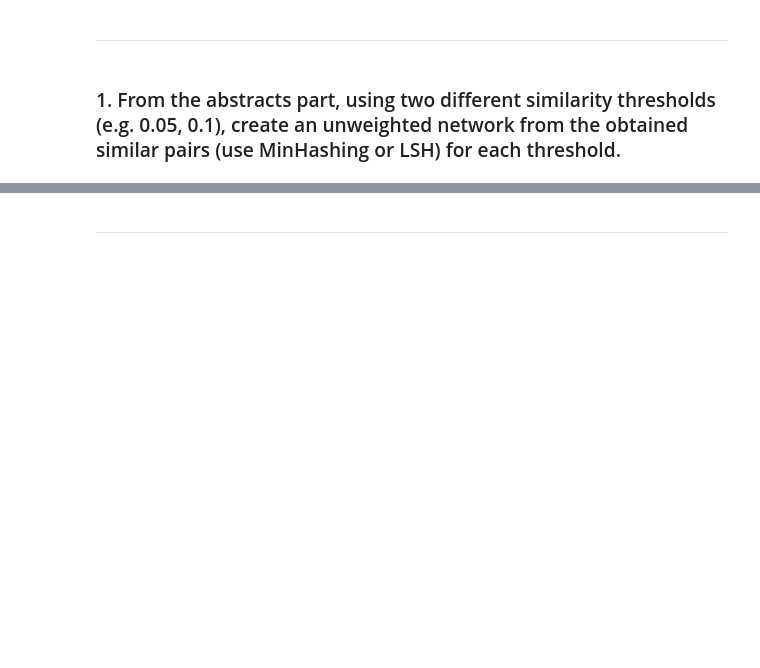
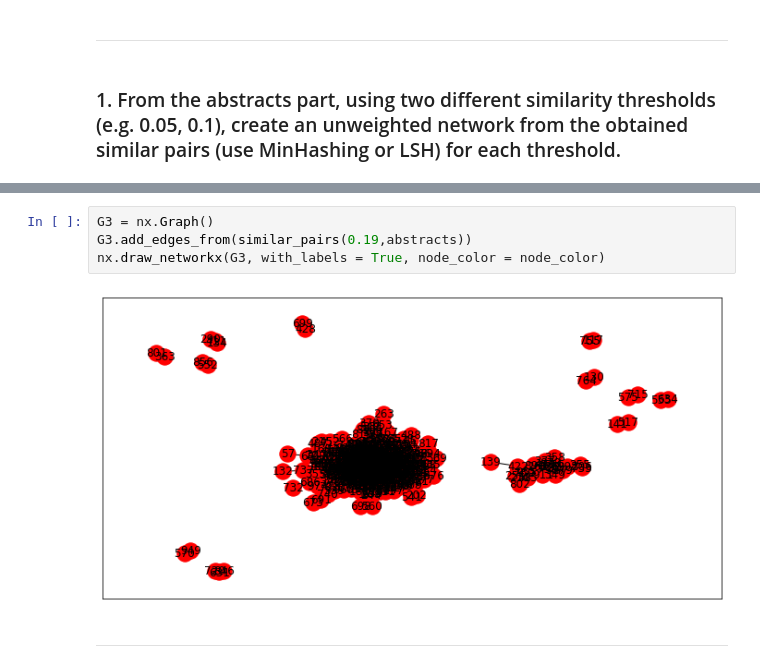
Before and after one commit to martinel-UAS/projects, a Jupyter notebook: 2. Descriptive/Project_1/Project1_Task3.ipynb, the cells around one changed output, grey strips where cells are left out. Drawn from its saved outputs; the diff is of its cells as text; blank space fills up the shorter version.

```diff
--- a/2. Descriptive/Project_1/Project1_Task3.ipynb
+++ b/2. Descriptive/Project_1/Project1_Task3.ipynb
@@ -20,3 +186,9 @@ Using the whole anthologies abstract dataset.
+# %%
+G3 = nx.Graph()
+G3.add_edges_from(similar_pairs(0.19,abstracts))
+nx.draw_networkx(G3, with_labels = True, node_color = node_color)
+# %% [output]
+[figure, added]
 # %% [markdown]
 <hr>
 # %% [markdown]
```
Also changed, not shown: parts of 32 cells of this notebook, 6 other files.
